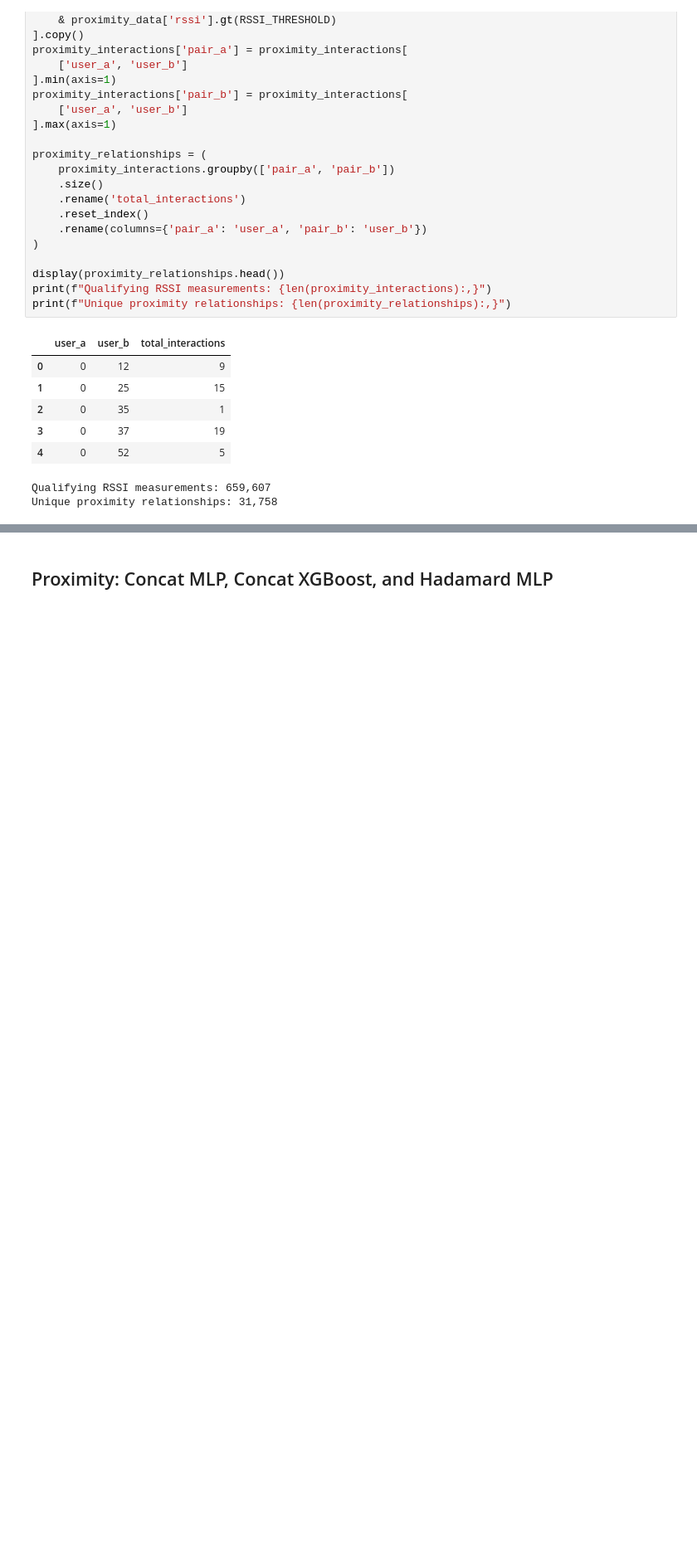
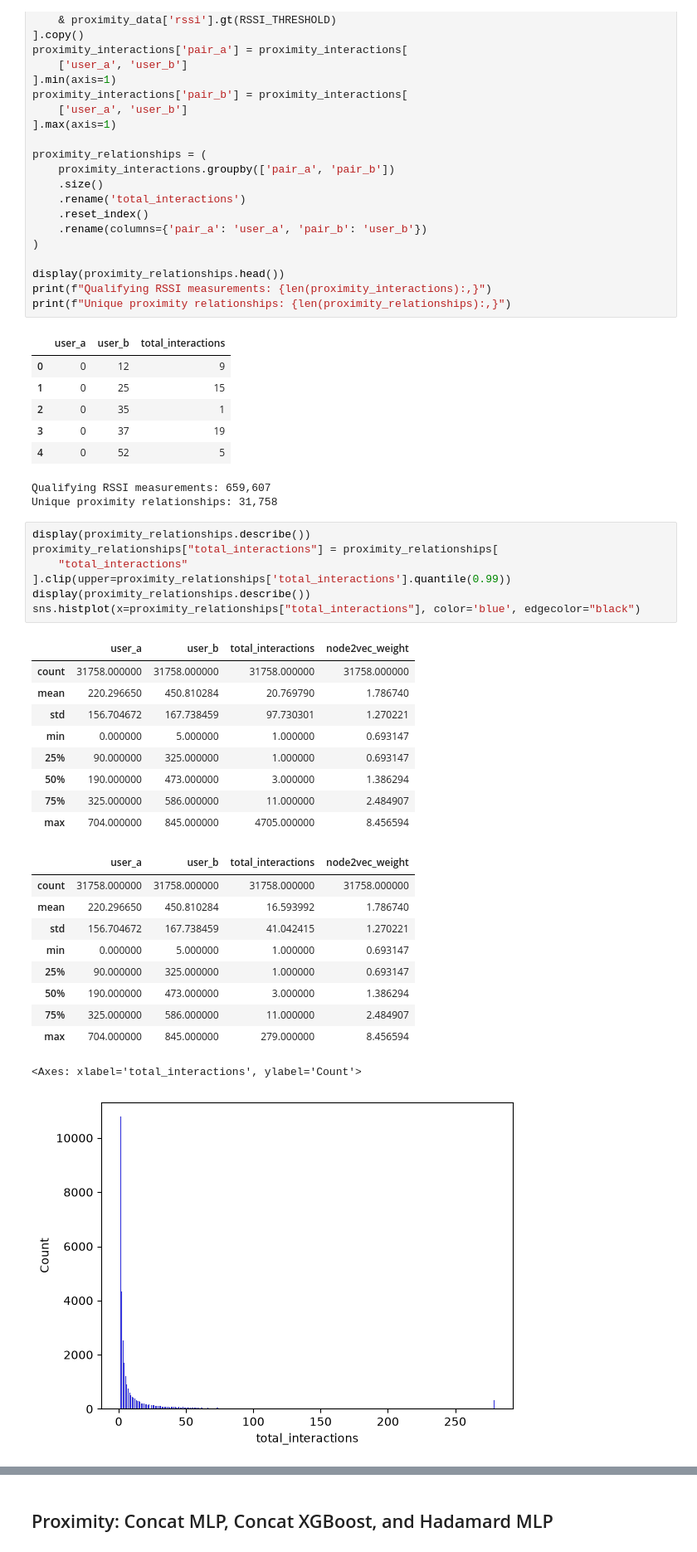
Before and after one commit to ucd-cosmos-data/26-the-deep-learners-analysis, a Jupyter notebook: FinalProject/notebooks/nn.ipynb, the cells around one changed output, grey strips where cells are left out. Shown at 83% size. Drawn from its saved outputs; the diff is of its cells as text; blank space fills up the shorter version.

```diff
--- a/FinalProject/notebooks/nn.ipynb
+++ b/FinalProject/notebooks/nn.ipynb
@@ -851,3 +871,31 @@ print(f"Unique proximity relationships: {len(proximity_relationships):,}")
 | 4 | 0 | 52 | 5 |
 Qualifying RSSI measurements: 659,607
 Unique proximity relationships: 31,758
+# %%
+display(proximity_relationships.describe())
+proximity_relationships["total_interactions"] = proximity_relationships[
+    "total_interactions"
+].clip(upper=proximity_relationships['total_interactions'].quantile(0.99))
+display(proximity_relationships.describe())
+sns.histplot(x=proximity_relationships["total_interactions"], color='blue', edgecolor="black")
+# %% [output]
+|  | user_a | user_b | total_interactions | node2vec_weight |
+| count | 31758.000000 | 31758.000000 | 31758.000000 | 31758.000000 |
+| mean | 220.296650 | 450.810284 | 20.769790 | 1.786740 |
+| std | 156.704672 | 167.738459 | 97.730301 | 1.270221 |
+| min | 0.000000 | 5.000000 | 1.000000 | 0.693147 |
+| 25% | 90.000000 | 325.000000 | 1.000000 | 0.693147 |
+| 50% | 190.000000 | 473.000000 | 3.000000 | 1.386294 |
+| 75% | 325.000000 | 586.000000 | 11.000000 | 2.484907 |
+| max | 704.000000 | 845.000000 | 4705.000000 | 8.456594 |
+|  | user_a | user_b | total_interactions | node2vec_weight |
+| count | 31758.000000 | 31758.000000 | 31758.000000 | 31758.000000 |
+| mean | 220.296650 | 450.810284 | 16.593992 | 1.786740 |
+| std | 156.704672 | 167.738459 | 41.042415 | 1.270221 |
+| min | 0.000000 | 5.000000 | 1.000000 | 0.693147 |
+| 25% | 90.000000 | 325.000000 | 1.000000 | 0.693147 |
+| 50% | 190.000000 | 473.000000 | 3.000000 | 1.386294 |
+| 75% | 325.000000 | 586.000000 | 11.000000 | 2.484907 |
+| max | 704.000000 | 845.000000 | 279.000000 | 8.456594 |
+<Axes: xlabel='total_interactions', ylabel='Count'>
+[figure, added]
```
Also changed, not shown: parts of 8 cells of this notebook.
